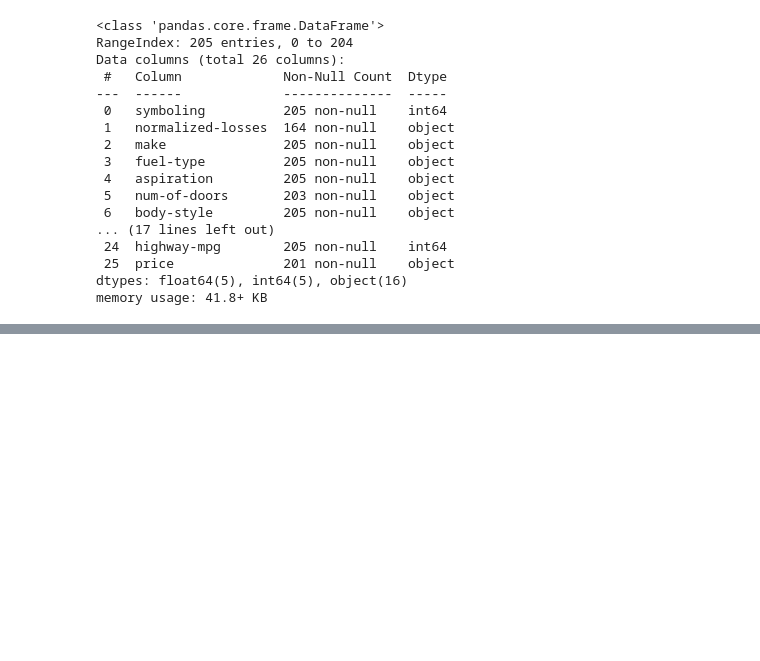
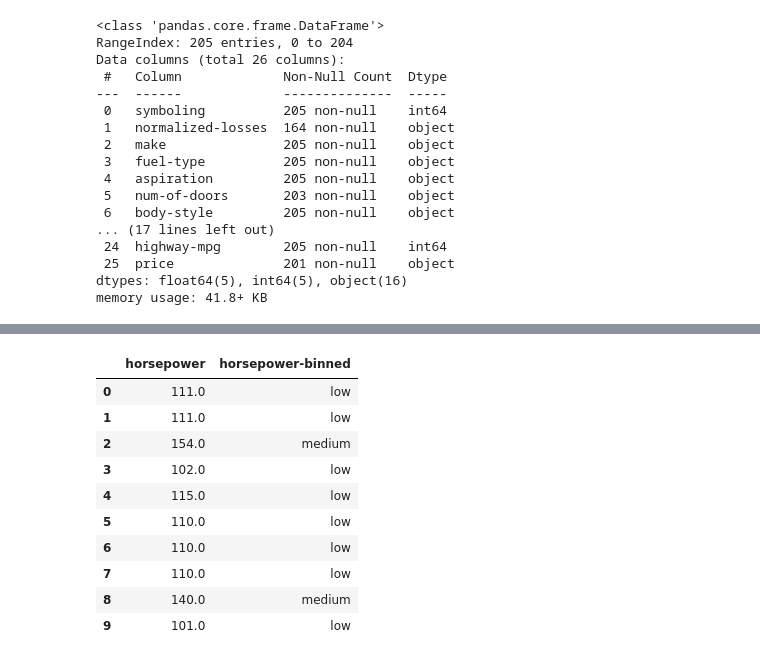
Before and after one commit to aparna-2001/computational_math_toolkit, a Jupyter notebook: Preprocessing_data_scikit.ipynb, the cells around one changed output, grey strips where cells are left out. Saved outputs shown, nothing was run; the diff lists cells and outputs as text; code cells hidden in the pictures; blank space fills up the shorter version.

```diff
--- a/Preprocessing_data_scikit.ipynb
+++ b/Preprocessing_data_scikit.ipynb
@@ -124,0 +221,14 @@ memory usage: 41.0+ KB
+# %%
+df[['horsepower','horsepower-binned']].head(10)
+# %% [output]
+|  | horsepower | horsepower-binned |
+| 0 | 111.0 | low |
+| 1 | 111.0 | low |
+| 2 | 154.0 | medium |
+| 3 | 102.0 | low |
+| 4 | 115.0 | low |
+| 5 | 110.0 | low |
+| 6 | 110.0 | low |
+| 7 | 110.0 | low |
+| 8 | 140.0 | medium |
+| 9 | 101.0 | low |
```
Also changed, not shown: parts of 17 cells of this notebook.
